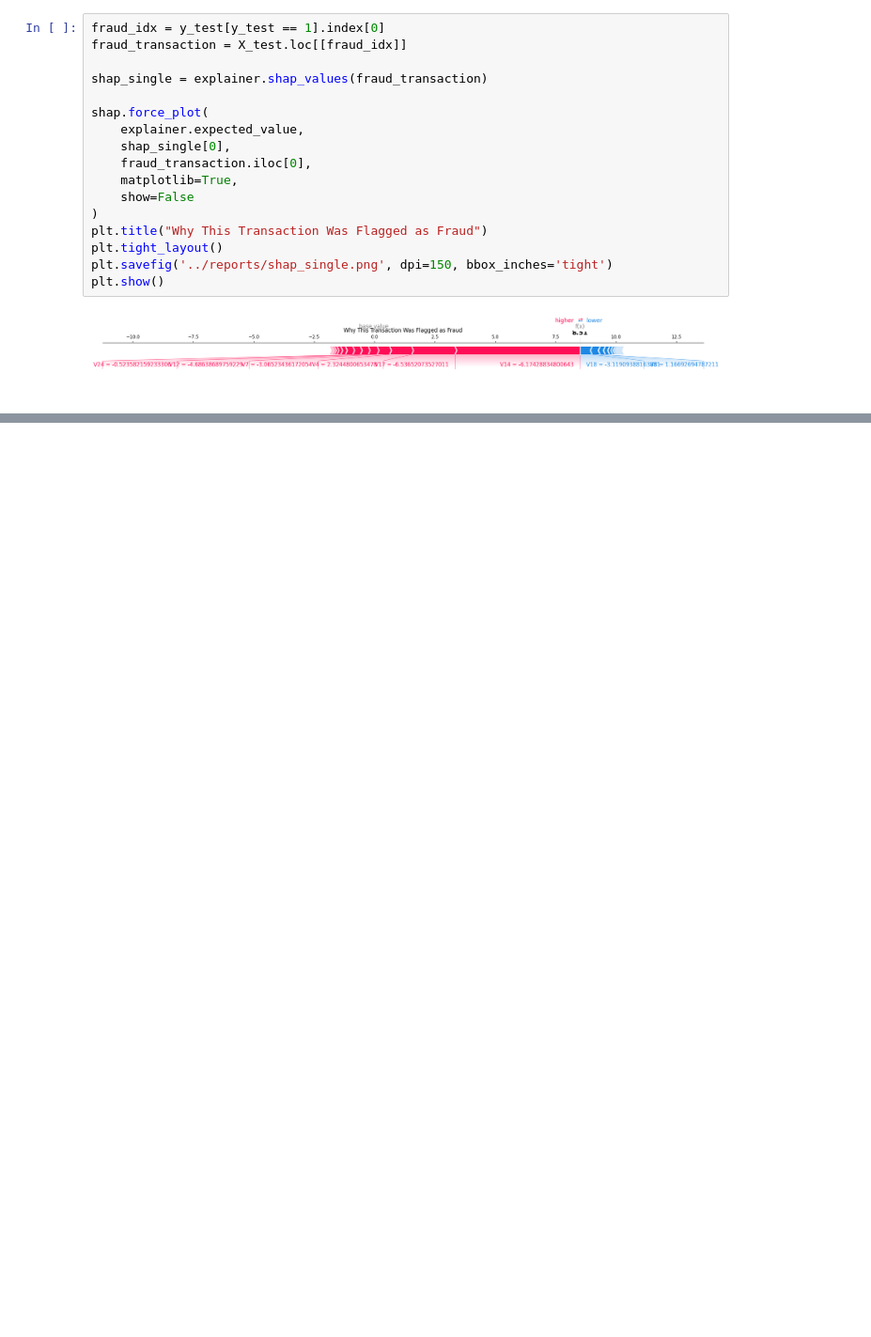
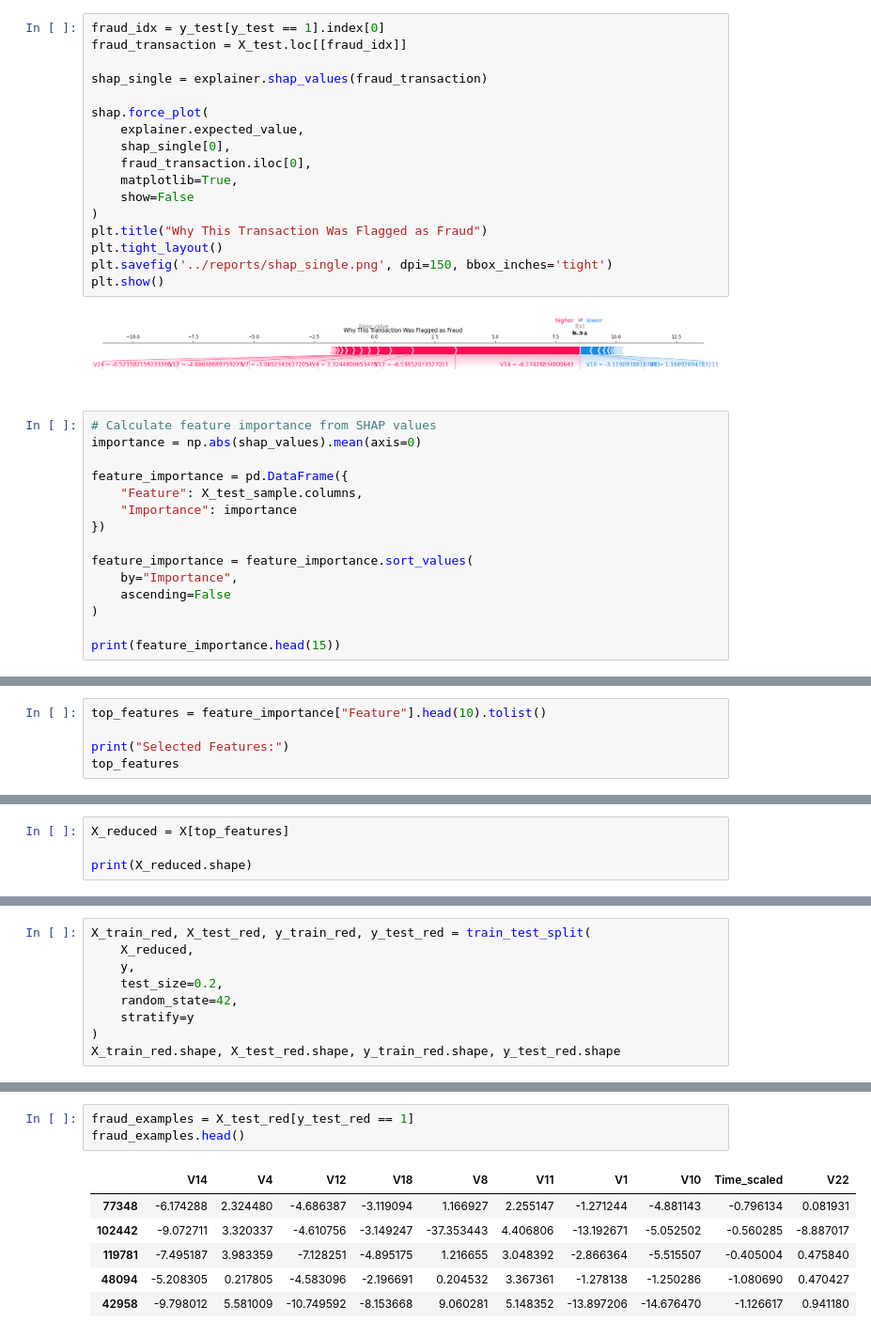
Before and after one commit to tanmay2729/fraud-detection, a Jupyter notebook: notebooks/03_explainability.ipynb, the cells around one changed output, grey strips where cells are left out. Shown at 94% size. Drawn from its saved outputs; the diff is of its cells as text; blank space fills up the shorter version.

Commit message:
updated feature selection using SHAP

```diff
--- a/notebooks/03_explainability.ipynb
+++ b/notebooks/03_explainability.ipynb
@@ -141,3 +120,18 @@ plt.savefig('../reports/shap_single.png', dpi=150, bbox_inches='tight')
 plt.show()
 # %% [output]
 [figure]
+# %%
+# Calculate feature importance from SHAP values
+importance = np.abs(shap_values).mean(axis=0)
+
+feature_importance = pd.DataFrame({
+    "Feature": X_test_sample.columns,
+    "Importance": importance
+})
+
+feature_importance = feature_importance.sort_values(
+    by="Importance",
+    ascending=False
+)
+
+print(feature_importance.head(15))
@@ -143,0 +155,5 @@ plt.show()
+# %%
+top_features = feature_importance["Feature"].head(10).tolist()
+
+print("Selected Features:")
+top_features
@@ -143,0 +163,4 @@ plt.show()
+# %%
+X_reduced = X[top_features]
+
+print(X_reduced.shape)
@@ -143,0 +169,9 @@ plt.show()
+# %%
+X_train_red, X_test_red, y_train_red, y_test_red = train_test_split(
+    X_reduced,
+    y,
+    test_size=0.2,
+    random_state=42,
+    stratify=y
+)
+X_train_red.shape, X_test_red.shape, y_train_red.shape, y_test_red.shape
@@ -143,0 +278,10 @@ plt.show()
+# %%
+fraud_examples = X_test_red[y_test_red == 1]
+fraud_examples.head()
+# %% [output]
+|  | V14 | V4 | V12 | V18 | V8 | V11 | V1 | V10 | Time_scaled | V22 |
+| 77348 | -6.174288 | 2.324480 | -4.686387 | -3.119094 | 1.166927 | 2.255147 | -1.271244 | -4.881143 | -0.796134 | 0.081931 |
+| 102442 | -9.072711 | 3.320337 | -4.610756 | -3.149247 | -37.353443 | 4.406806 | -13.192671 | -5.052502 | -0.560285 | -8.887017 |
+| 119781 | -7.495187 | 3.983359 | -7.128251 | -4.895175 | 1.216655 | 3.048392 | -2.866364 | -5.515507 | -0.405004 | 0.475840 |
+| 48094 | -5.208305 | 0.217805 | -4.583096 | -2.196691 | 0.204532 | 3.367361 | -1.278138 | -1.250286 | -1.080690 | 0.470427 |
+| 42958 | -9.798012 | 5.581009 | -10.749592 | -8.153668 | 9.060281 | 5.148352 | -13.897206 | -14.676470 | -1.126617 | 0.941180 |
```
Also changed, not shown: parts of 11 cells of this notebook, 6 other files.
